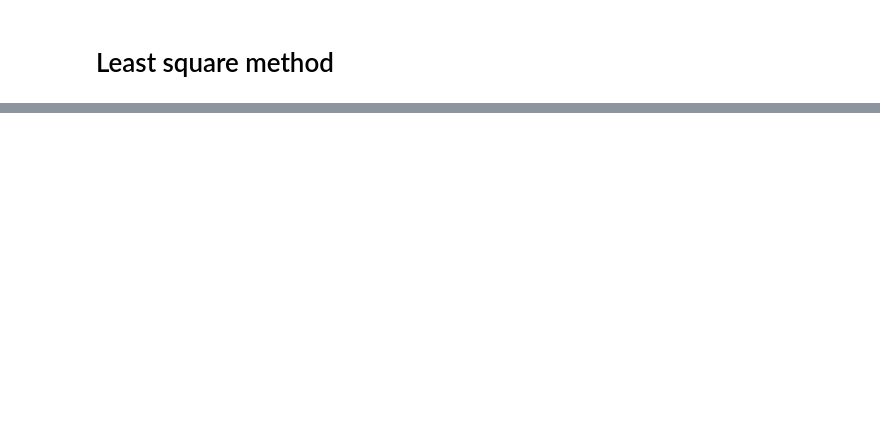
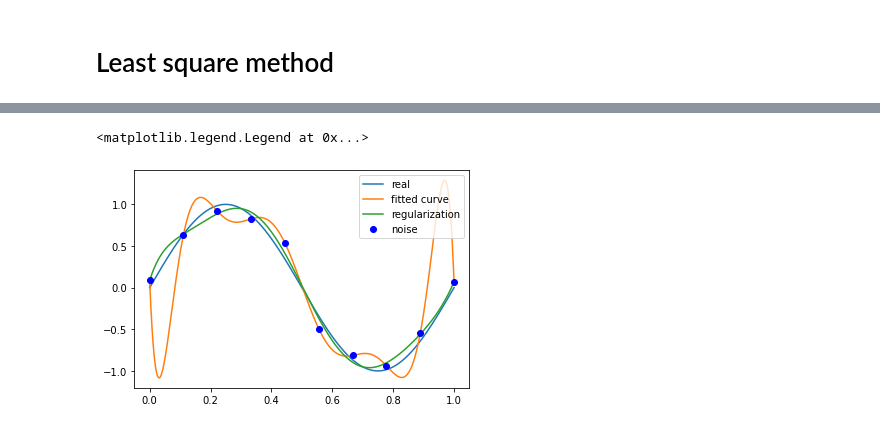
Before and after one commit to FanWu-fan/PHD-Reading, a Jupyter notebook: Machine_learning/LiHang.ipynb, the cells around one changed output, grey strips where cells are left out. Saved outputs shown, nothing was run; the diff lists cells and outputs as text; code cells hidden in the pictures; blank space fills up the shorter version.

```diff
--- a/Machine_learning/LiHang.ipynb
+++ b/Machine_learning/LiHang.ipynb
@@ -86,0 +134,13 @@ Fitting Parameters:  [ 2.84618918e+01  1.38056530e+03 -4.92742804e+03  6.5413417
+# %%
+regularization = .0000000001
+
+def residuals_func_regularization(p,x,y):
+    ret = fit_func(p,x) - y
+    print("ret1： ",ret)
+    ret = np.append(ret,np.sqrt(0.5*regularization*np.square(p)))
+    print("ret2: ",ret)
+    return ret
+# %%
+p_init = np.random.rand(9 + 1)
+p_lsq_regularization = leastsq(
+    residuals_func_regularization, p_init, args=(x, y))
@@ -86,0 +165,12 @@ Fitting Parameters:  [ 2.84618918e+01  1.38056530e+03 -4.92742804e+03  6.5413417
+# %%
+plt.plot(x_points, real_func(x_points), label='real')
+plt.plot(x_points, fit_func(p_lsq_9[0], x_points), label='fitted curve')
+plt.plot(
+    x_points,
+    fit_func(p_lsq_regularization[0], x_points),
+    label='regularization')
+plt.plot(x, y, 'bo', label='noise')
+plt.legend()
+# %% [output]
+<matplotlib.legend.Legend at 0x...>
+[figure, added]
```
Also changed, not shown: parts of 9 cells of this notebook, 8 other files.
